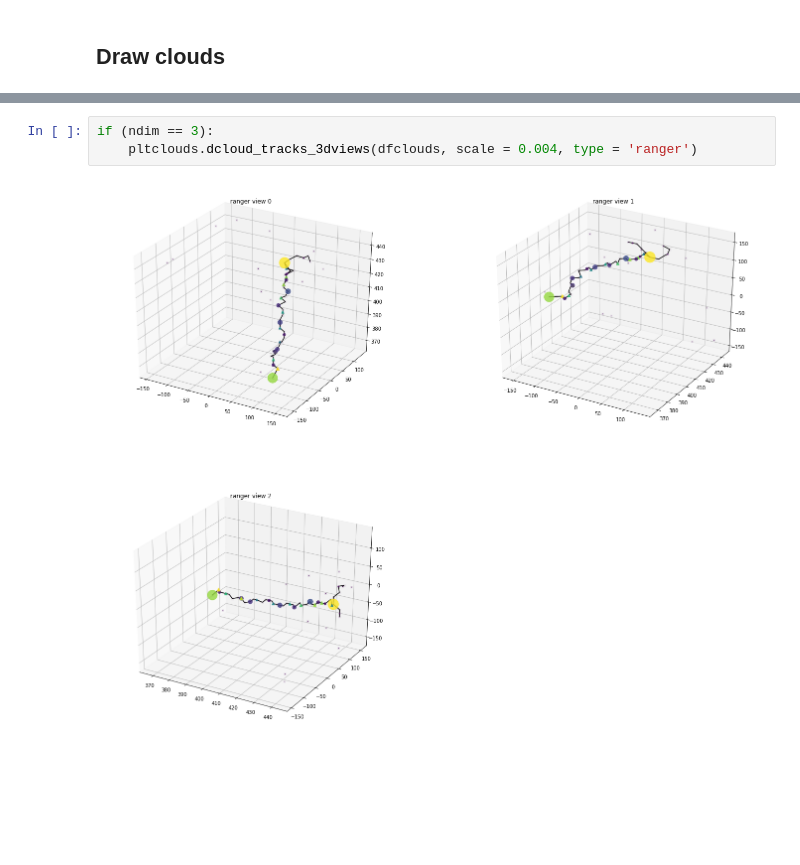
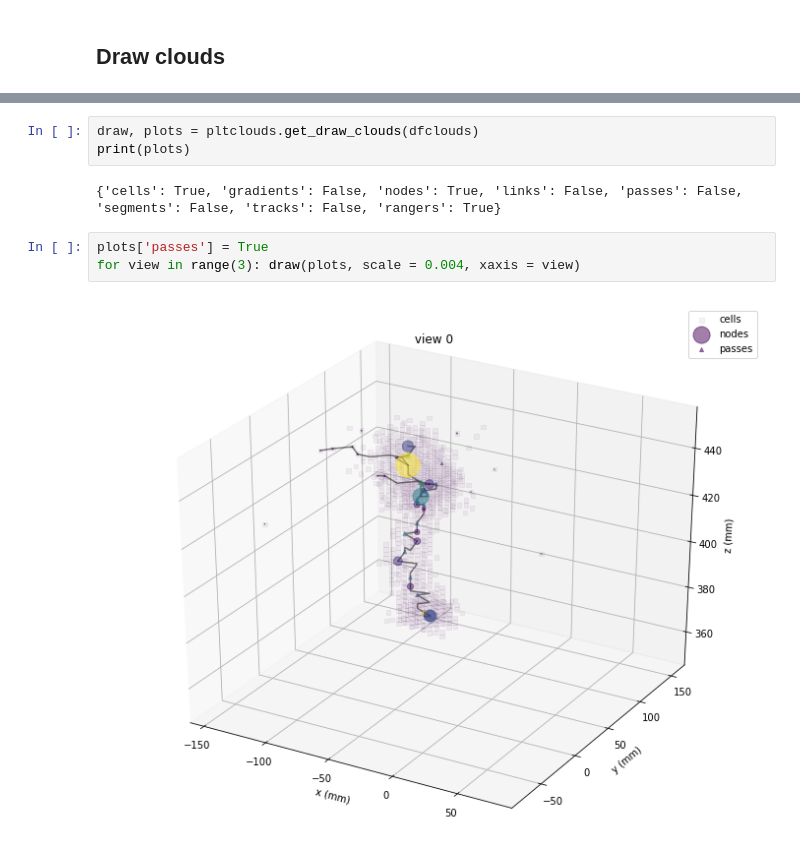
Before and after one commit to jahernando/ICAROSNB, a Jupyter notebook: JAH/bes/tracking_clouds.ipynb, the cells around one changed output, grey strips where cells are left out. Drawn from its saved outputs; the diff is of its cells as text; blank space fills up the shorter version.

Commit message:
clouds

```diff
--- a/JAH/bes/tracking_clouds.ipynb
+++ b/JAH/bes/tracking_clouds.ipynb
@@ -137,5 +175,10 @@ pltclouds.dcloud_steps_tracks(dfclouds, ndim, scale = 0.004, xaxis = 2)
-# %%
-if (ndim == 3):
-    pltclouds.dcloud_tracks_3dviews(dfclouds, scale = 0.004, type = 'ranger')
-# %% [output]
-[figure, removed]
+# %%
+draw, plots = pltclouds.get_draw_clouds(dfclouds)
+print(plots)
+# %% [output]
+{'cells': True, 'gradients': False, 'nodes': True, 'links': False, 'passes': False, 'segments': False, 'tracks': False, 'rangers': True}
+# %%
+plots['passes'] = True
+for view in range(3): draw(plots, scale = 0.004, xaxis = view)
+# %% [output]
+[figure, added]
```
Also changed, not shown: parts of 12 cells of this notebook, 1 other file.
